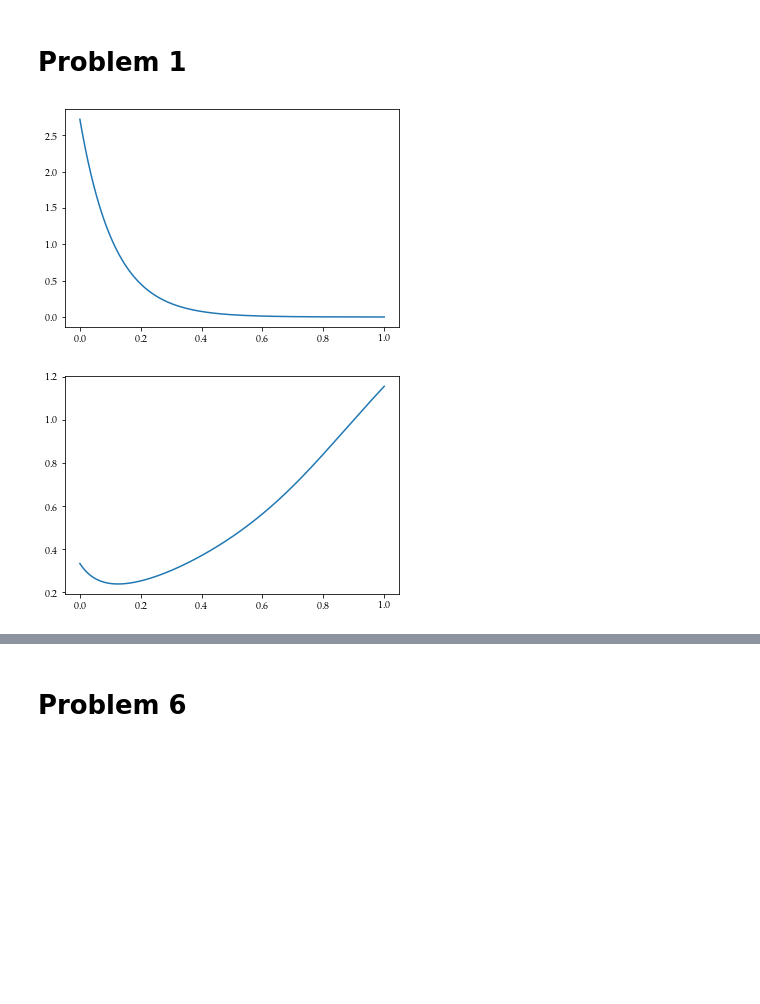
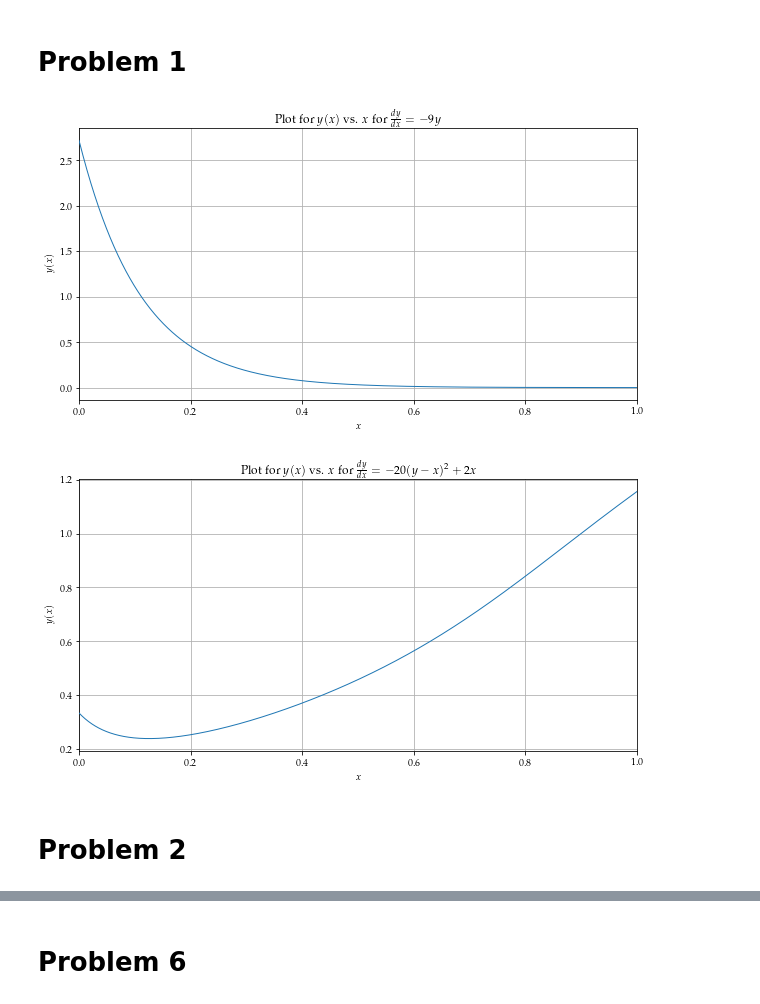
Before and after one commit to oven8/Computational-Physics-2024, a Jupyter notebook: Untitled Folder/Sambit-Computational-Physics-A2.ipynb, the cells around one changed output, grey strips where cells are left out. Saved outputs shown, nothing was run; the diff lists cells and outputs as text; code cells hidden in the pictures; blank space fills up the shorter version.

```diff
--- a/Untitled Folder/Sambit-Computational-Physics-A2.ipynb
+++ b/Untitled Folder/Sambit-Computational-Physics-A2.ipynb
@@ -299,8 +343,14 @@ print(diff_eq_test3.error(true_y))
 # %% [markdown]
 # Problem 1
 # %%
+# Function definitions and initializations
 def f1(x,y):
     return -9*y
 
 def f2(x,y):
     return -20*(y-x)**2+2*x
+
+domain = [0, 1]
+h = 0.001
+y01 = [np.exp(1)]
+y02 = [1/3]
@@ -310,10 +357,32 @@ diff_eq_f2 = diff_eq_solver([0,1],0.001,[1/3],[f2])
-# %%
-diff_eq_f1.Backward_Euler_Method()
-diff_eq_f1.qplot
-# %% [output]
-[figure, removed]
-# %%
-diff_eq_f2.Backward_Euler_Method()
-diff_eq_f2.qplot
-# %% [output]
-[figure, removed]
+# %%
+# Defining the two differential equation classes
+diff_eq_q11 = diff_eq_solver(domain,h,y01,[f1])
+diff_eq_q12 = diff_eq_solver(domain,h,y02,[f2])
+# %%
+# Solving first differential equation using Backward Euler Method
+diff_eq_q11.Backward_Euler_Method()
+# Plotting the result
+f1, ax1 = diff_eq_q11.plot(
+    plot_index = 0,
+    title = r'Plot for $y(x)$ vs. $x$ for $\frac{dy}{dx}=-9y$',
+    xlabel = r'$x$',
+    ylabel = r'$y(x)$')
+
+f1.savefig('q1plot1.pdf',bbox_inches='tight')
+# %% [output]
+[figure, added]
+# %%
+# Solving second differential equation using Backward Euler Method
+diff_eq_q12.Backward_Euler_Method()
+# Plotting the result
+f2, ax2 = diff_eq_q12.plot(
+    plot_index = 0,
+    title = r'Plot for $y(x)$ vs. $x$ for $\frac{dy}{dx}=-20(y-x)^2+2x$',
+    xlabel = r'$x$',
+    ylabel = r'$y(x)$')
+
+f2.savefig('q1plot2.pdf',bbox_inches='tight')
+# %% [output]
+[figure, added]
+# %% [markdown]
+# Problem 2
```
Also changed, not shown: parts of 60 cells of this notebook, 18 other files.
